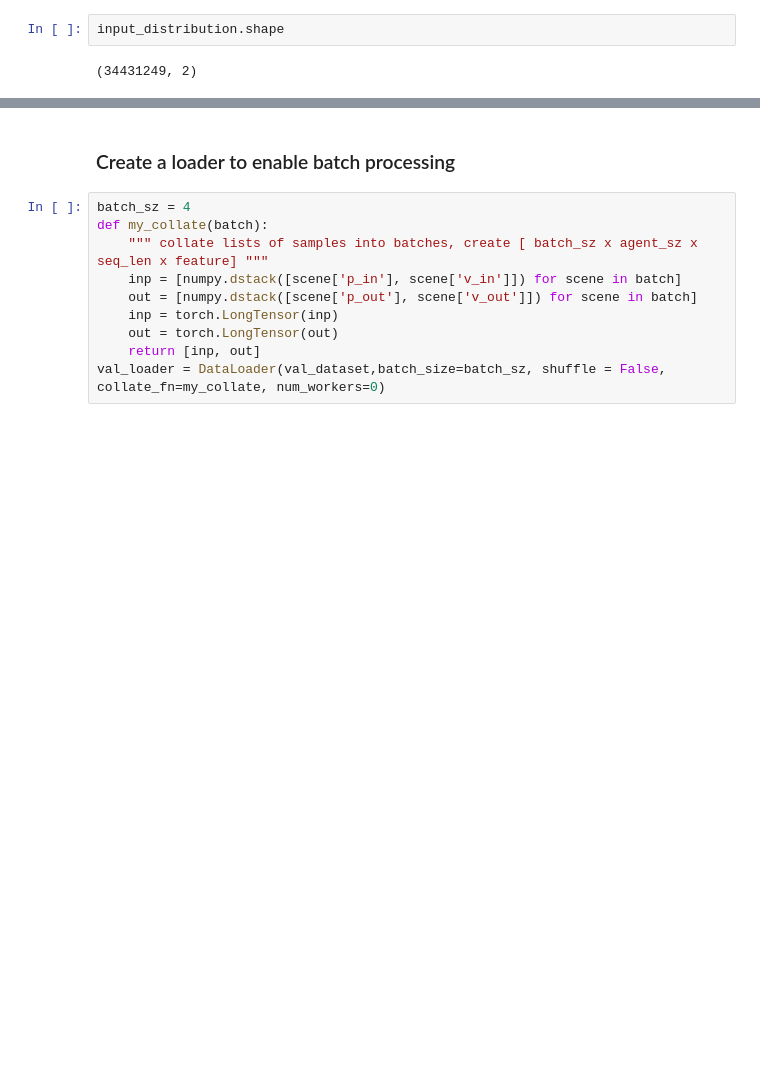
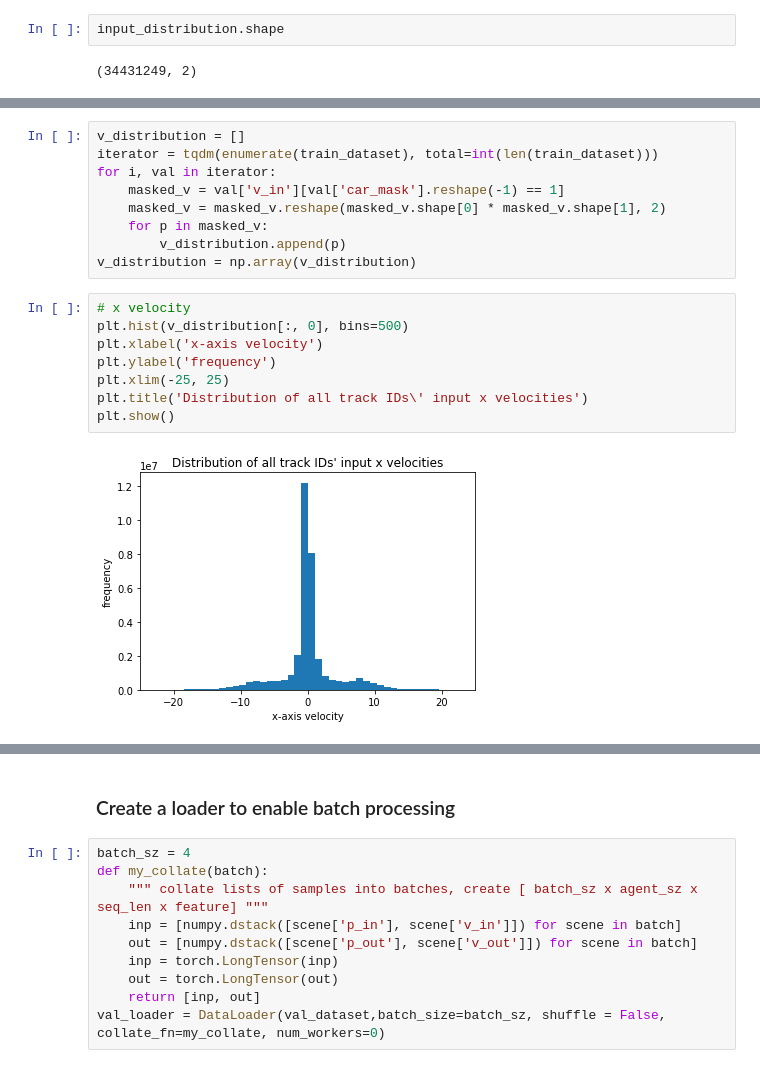
Before and after one commit to j1feng/Autonomous-vehicle-motion-forecasting, a Jupyter notebook: Load_Argoverse_Data_EDA.ipynb, the cells around one changed output, grey strips where cells are left out. Cells and saved outputs as stored; diff of their text form; blank space fills up the shorter version.

```diff
--- a/Load_Argoverse_Data_EDA.ipynb
+++ b/Load_Argoverse_Data_EDA.ipynb
@@ -144,0 +172,19 @@ plt.show()
+# %%
+v_distribution = []
+iterator = tqdm(enumerate(train_dataset), total=int(len(train_dataset)))
+for i, val in iterator:
+    masked_v = val['v_in'][val['car_mask'].reshape(-1) == 1]
+    masked_v = masked_v.reshape(masked_v.shape[0] * masked_v.shape[1], 2)
+    for p in masked_v:
+        v_distribution.append(p)
+v_distribution = np.array(v_distribution)
+# %%
+# x velocity
+plt.hist(v_distribution[:, 0], bins=500)
+plt.xlabel('x-axis velocity')
+plt.ylabel('frequency')
+plt.xlim(-25, 25)
+plt.title('Distribution of all track IDs\' input x velocities')
+plt.show()
+# %% [output]
+[figure, added]
```
Also changed, not shown: parts of 6 cells of this notebook.
